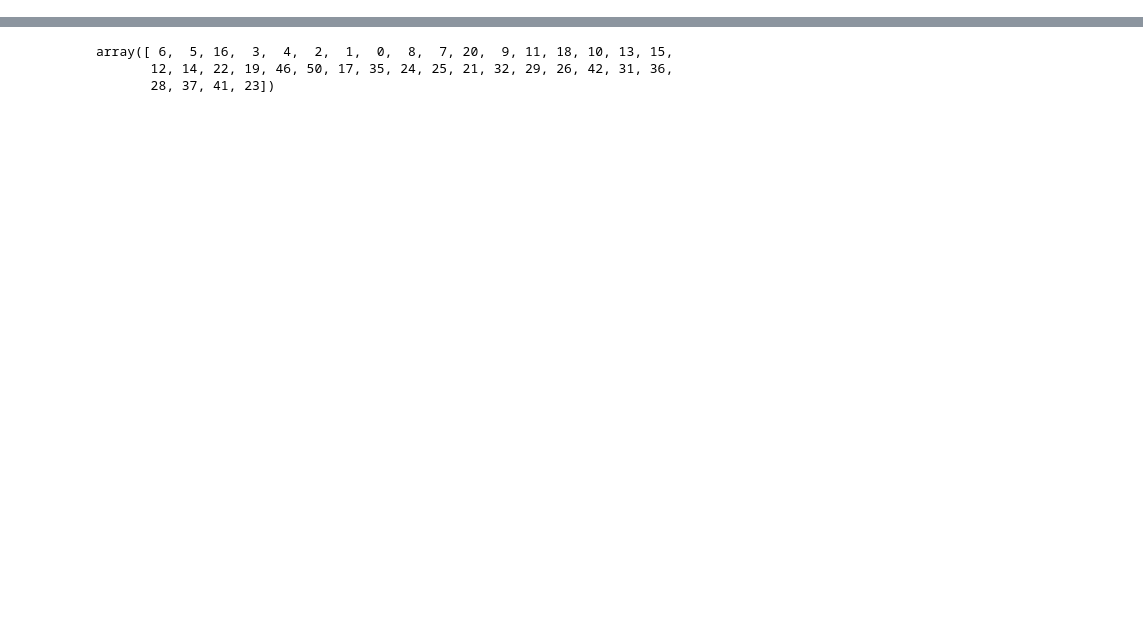
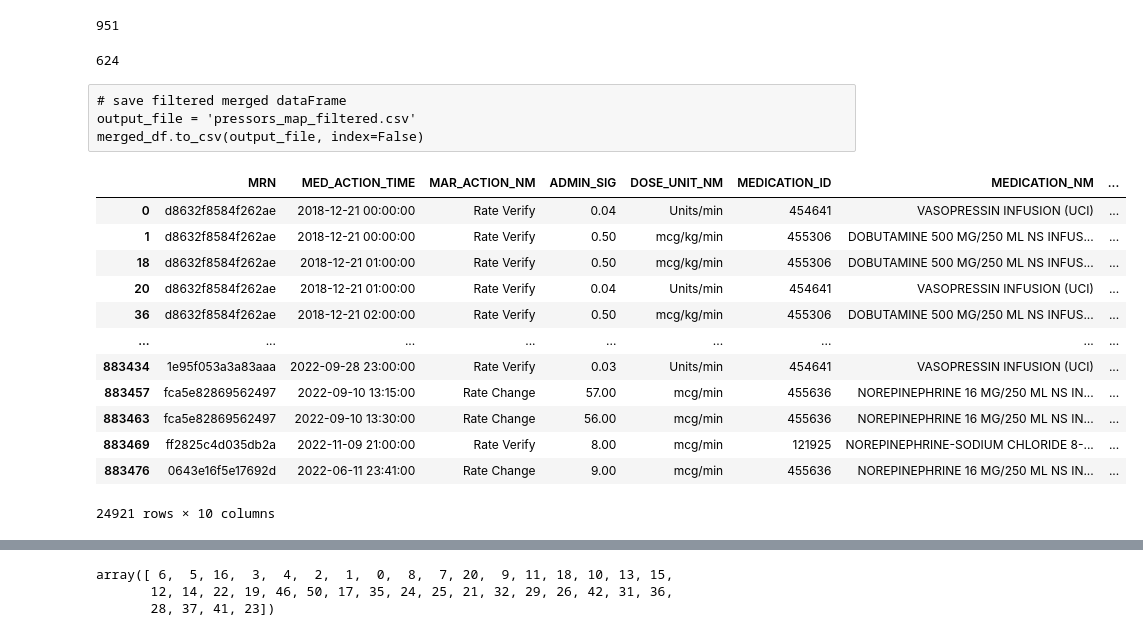
Before and after one commit to Priyankas007/mover_pressors, a Jupyter notebook: pressor_map_mapping_date.ipynb, the cells around one changed output, grey strips where cells are left out. Saved outputs shown, nothing was run; the diff lists cells and outputs as text; code cells hidden in the pictures; blank space fills up the shorter version.

```diff
--- a/pressor_map_mapping.ipynb
+++ b/pressor_map_mapping_date.ipynb
@@ -79,3 +117,5 @@ len(action_times)
 # %%
+# merge map and med dataFrames on time
 merged_df = pd.merge(df_map, df_meds, left_on=['MRN', 'RECORDED_TIME'], right_on=['MRN', 'MED_ACTION_TIME'],
                      how='inner', suffixes=('_map', '_meds'))
+merged_df = merged_df.drop_duplicates()
@@ -130,0 +122,34 @@ Name: count, Length: 697, dtype: int64
+# %%
+merged_df['MRN'].nunique()
+# %% [output]
+951
+# %%
+# only keep MRNs with more than 10 measurements
+mrn_counts = merged_df['MRN'].value_counts(normalize=False)
+merged_df = merged_df.loc[merged_df['MRN'].isin(mrn_counts[mrn_counts > 10].index), :]
+# %%
+merged_df['MRN'].nunique()
+# %% [output]
+624
+# %% [raw]
+# save filtered merged dataFrame
+output_file = 'pressors_map_filtered.csv'
+merged_df.to_csv(output_file, index=False)
+# %%
+merged_df_small = merged_df[['MRN', 'MED_ACTION_TIME', 'MAR_ACTION_NM', 'ADMIN_SIG', 'DOSE_UNIT_NM', 'MEDICATION_ID', 'MEDICATION_NM', 'DISPLAY_NAME','RECORDED_TIME', 'MEAS_VALUE',]]
+# %%
+merged_df_small.drop_duplicates()
+# %% [output]
+|  | MRN | MED_ACTION_TIME | MAR_ACTION_NM | ADMIN_SIG | DOSE_UNIT_NM | MEDICATION_ID | MEDICATION_NM | ... |
+| 0 | d8632f8584f262ae | 2018-12-21 00:00:00 | Rate Verify | 0.04 | Units/min | 454641 | VASOPRESSIN INFUSION (UCI) | ... |
+| 1 | d8632f8584f262ae | 2018-12-21 00:00:00 | Rate Verify | 0.50 | mcg/kg/min | 455306 | DOBUTAMINE 500 MG/250 ML NS INFUS... | ... |
+| 18 | d8632f8584f262ae | 2018-12-21 01:00:00 | Rate Verify | 0.50 | mcg/kg/min | 455306 | DOBUTAMINE 500 MG/250 ML NS INFUS... | ... |
+| 20 | d8632f8584f262ae | 2018-12-21 01:00:00 | Rate Verify | 0.04 | Units/min | 454641 | VASOPRESSIN INFUSION (UCI) | ... |
+| 36 | d8632f8584f262ae | 2018-12-21 02:00:00 | Rate Verify | 0.50 | mcg/kg/min | 455306 | DOBUTAMINE 500 MG/250 ML NS INFUS... | ... |
+| ... | ... | ... | ... | ... | ... | ... | ... | ... |
+| 883434 | 1e95f053a3a83aaa | 2022-09-28 23:00:00 | Rate Verify | 0.03 | Units/min | 454641 | VASOPRESSIN INFUSION (UCI) | ... |
+| 883457 | fca5e82869562497 | 2022-09-10 13:15:00 | Rate Change | 57.00 | mcg/min | 455636 | NOREPINEPHRINE 16 MG/250 ML NS IN... | ... |
+| 883463 | fca5e82869562497 | 2022-09-10 13:30:00 | Rate Change | 56.00 | mcg/min | 455636 | NOREPINEPHRINE 16 MG/250 ML NS IN... | ... |
+| 883469 | ff2825c4d035db2a | 2022-11-09 21:00:00 | Rate Verify | 8.00 | mcg/min | 121925 | NOREPINEPHRINE-SODIUM CHLORIDE 8-... | ... |
+| 883476 | 0643e16f5e17692d | 2022-06-11 23:41:00 | Rate Change | 9.00 | mcg/min | 455636 | NOREPINEPHRINE 16 MG/250 ML NS IN... | ... |
+24921 rows × 10 columns
```
Also changed, not shown: parts of 36 cells of this notebook, 1 other file.
